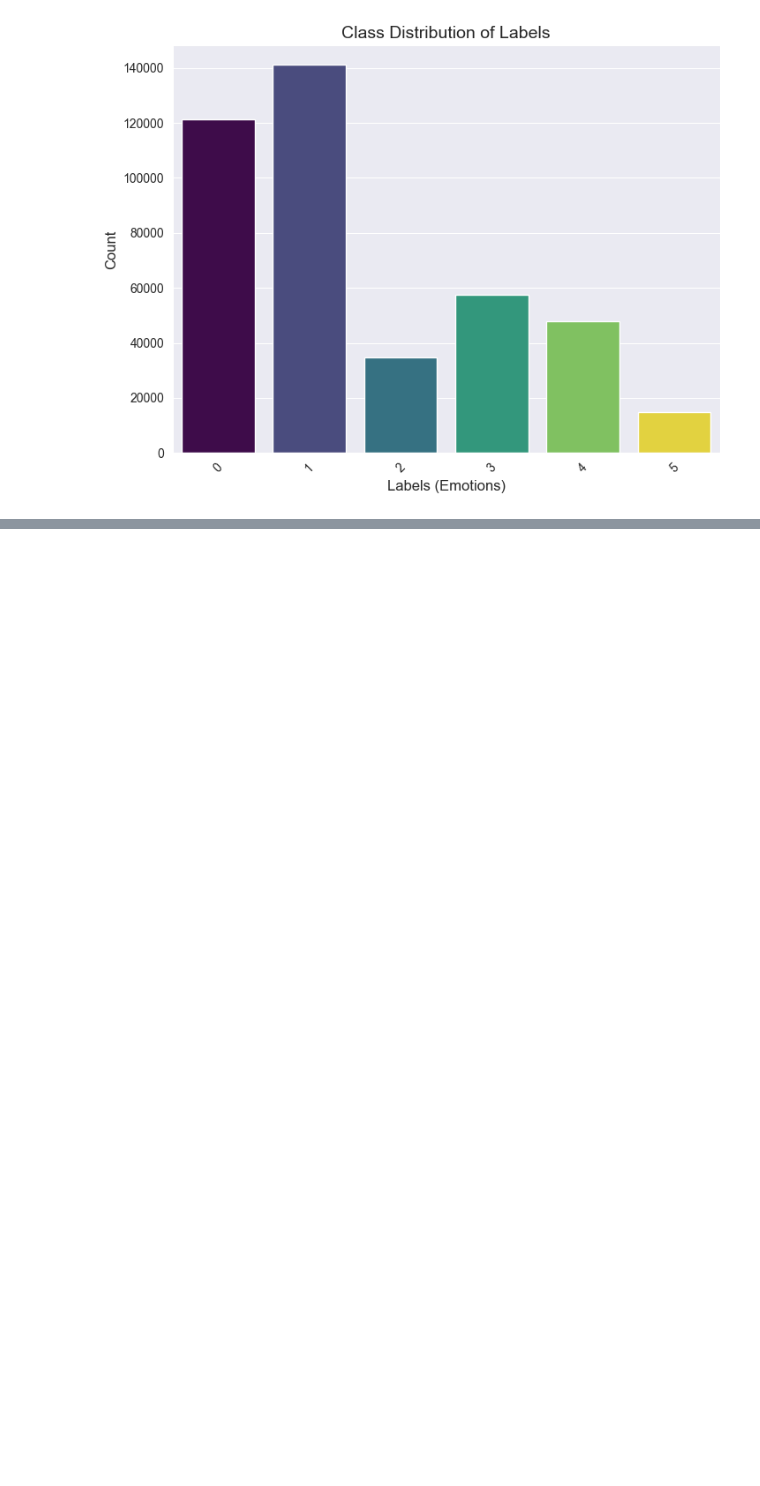
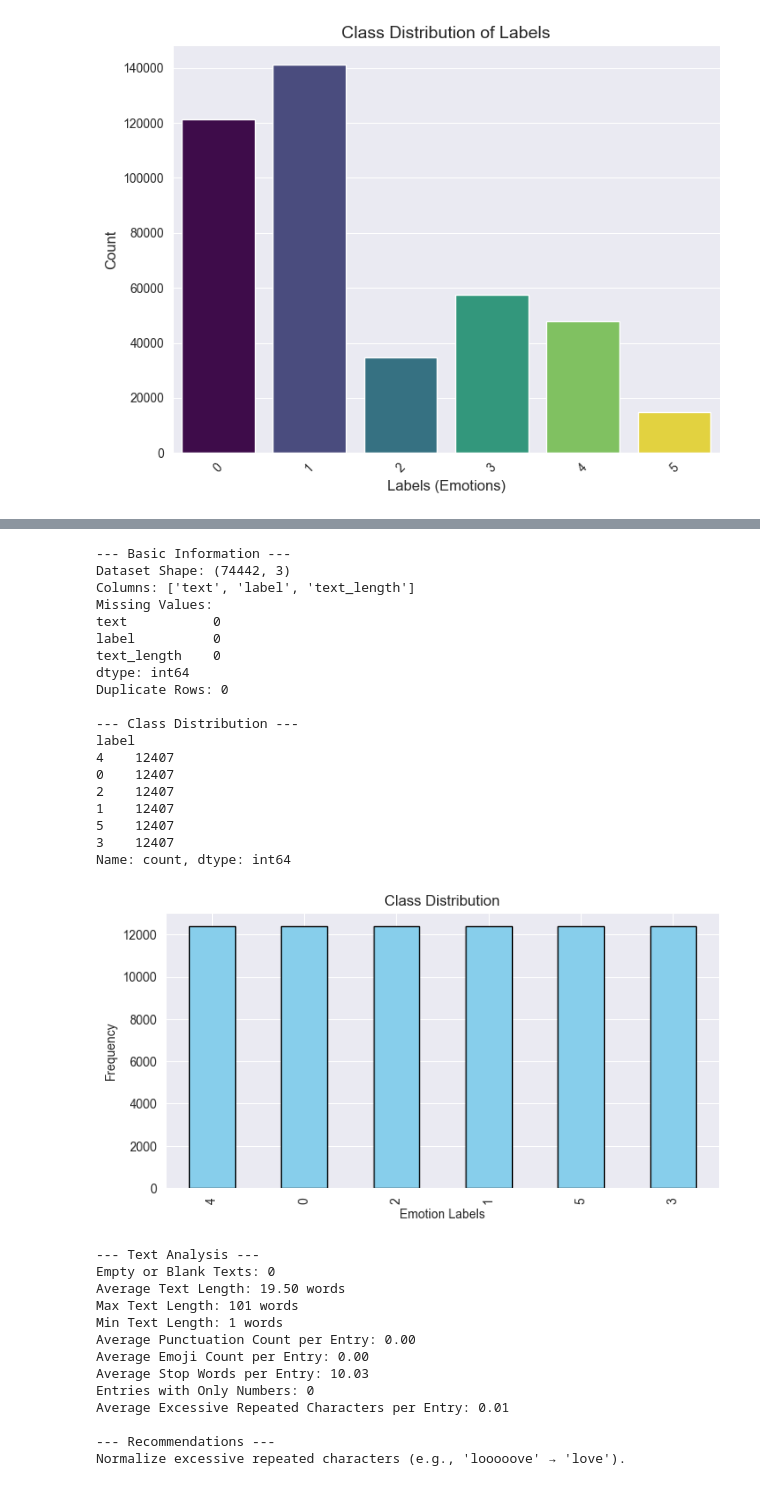
Before and after one commit to JamesAdeshina/Emotion_Classifier, a Jupyter notebook: main.ipynb, the cells around one changed output, grey strips where cells are left out. Cells and saved outputs as stored; diff of their text form; code cells hidden in the pictures; blank space fills up the shorter version.

```diff
--- a/main.ipynb
+++ b/main.ipynb
@@ -310,3 +461,39 @@ sampled_data_df = apply_preprocessing(sampled_data_df)
+# %%
+explore_data(undersample_dataset, text_column='text')  # Adjust 'text' if your column name differs
+# %% [output]
+--- Basic Information ---
+Dataset Shape: (74442, 3)
+Columns: ['text', 'label', 'text_length']
+Missing Values:
+text           0
+label          0
+text_length    0
+dtype: int64
+Duplicate Rows: 0
+
+--- Class Distribution ---
+label
+4    12407
+0    12407
+2    12407
+1    12407
+5    12407
+3    12407
+Name: count, dtype: int64
+[figure, added]
+--- Text Analysis ---
+Empty or Blank Texts: 0
+Average Text Length: 19.50 words
+Max Text Length: 101 words
+Min Text Length: 1 words
+Average Punctuation Count per Entry: 0.00
+Average Emoji Count per Entry: 0.00
+Average Stop Words per Entry: 10.03
+Entries with Only Numbers: 0
+Average Excessive Repeated Characters per Entry: 0.01
+
+--- Recommendations ---
+Normalize excessive repeated characters (e.g., 'looooove' → 'love').
 # %%
 # Plot class distribution
 plt.figure(figsize=(8, 6))
```
Also changed, not shown: parts of 47 cells of this notebook, 5 other files.
